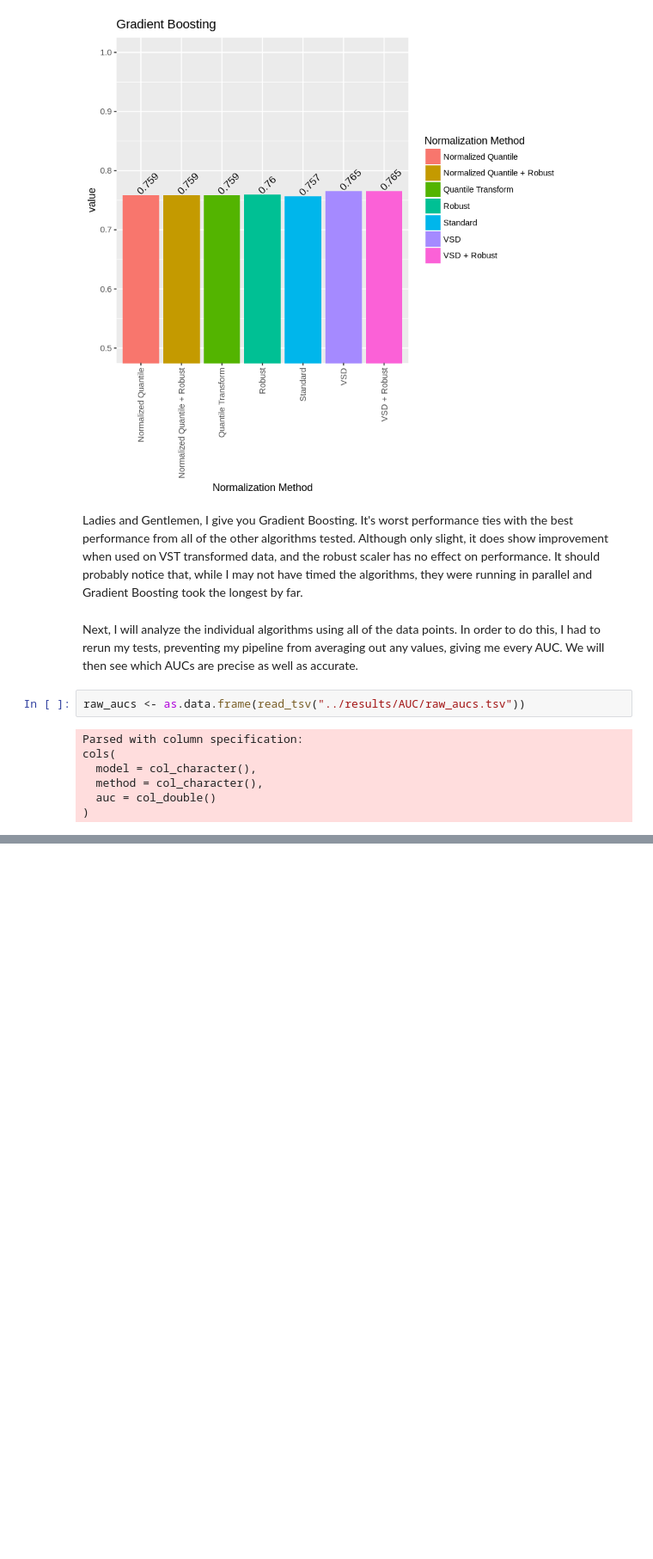
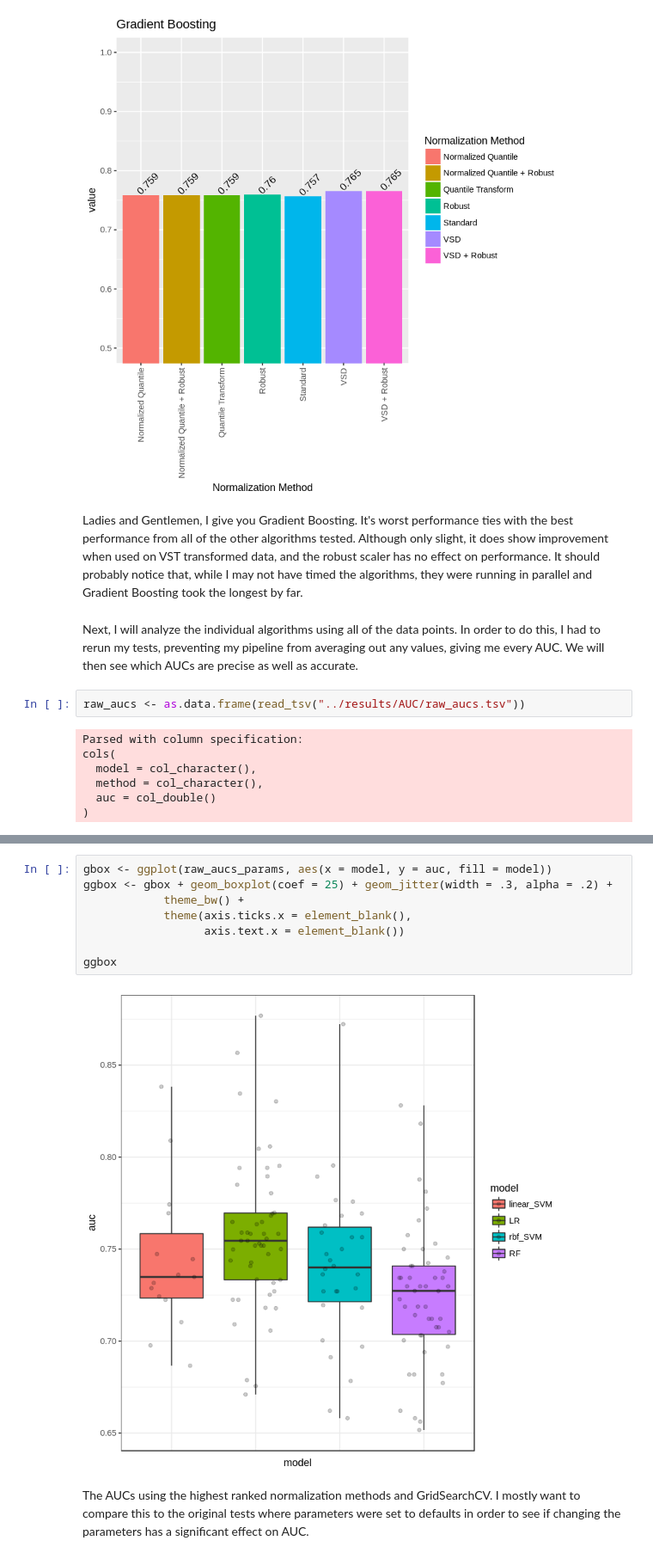
Before and after one commit to zence/SCCR, a Jupyter notebook: notebooks/scaling_methods_p3.ipynb, the cells around one changed output, grey strips where cells are left out. Shown at 86% size. Saved outputs shown, nothing was run; the diff lists cells and outputs as text; blank space fills up the shorter version.

```diff
--- a/notebooks/scaling_methods_p3.ipynb
+++ b/notebooks/scaling_methods_p3.ipynb
@@ -208,0 +248,12 @@ ggbox
+# %%
+gbox <- ggplot(raw_aucs_params, aes(x = model, y = auc, fill = model))
+ggbox <- gbox + geom_boxplot(coef = 25) + geom_jitter(width = .3, alpha = .2) +
+            theme_bw() +
+            theme(axis.ticks.x = element_blank(),
+                  axis.text.x = element_blank())
+
+ggbox
+# %% [output]
+[figure, added]
+# %% [markdown]
+The AUCs using the highest ranked normalization methods and GridSearchCV. I mostly want to compare this to the original tests where parameters were set to defaults in order to see if changing the parameters has a significant effect on AUC.
```
Also changed, not shown: parts of 9 cells of this notebook.
